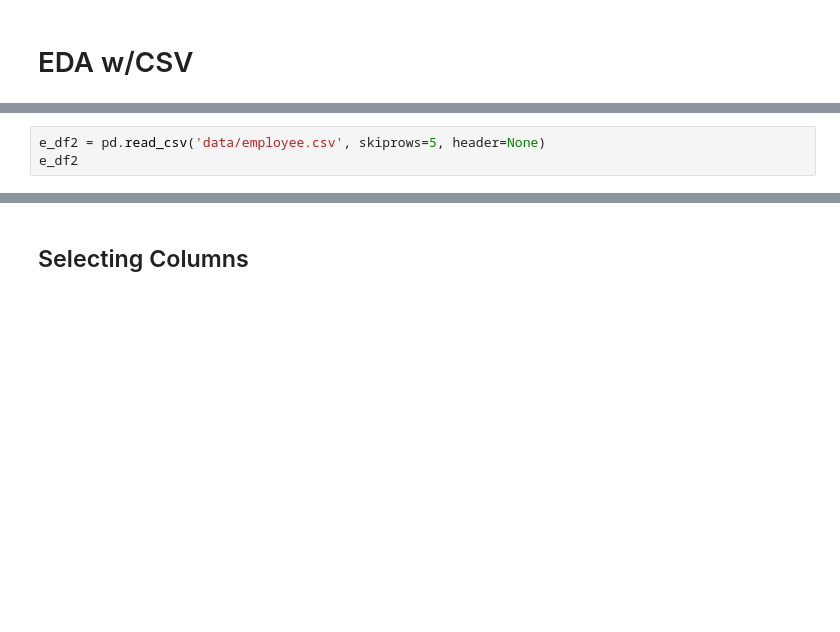
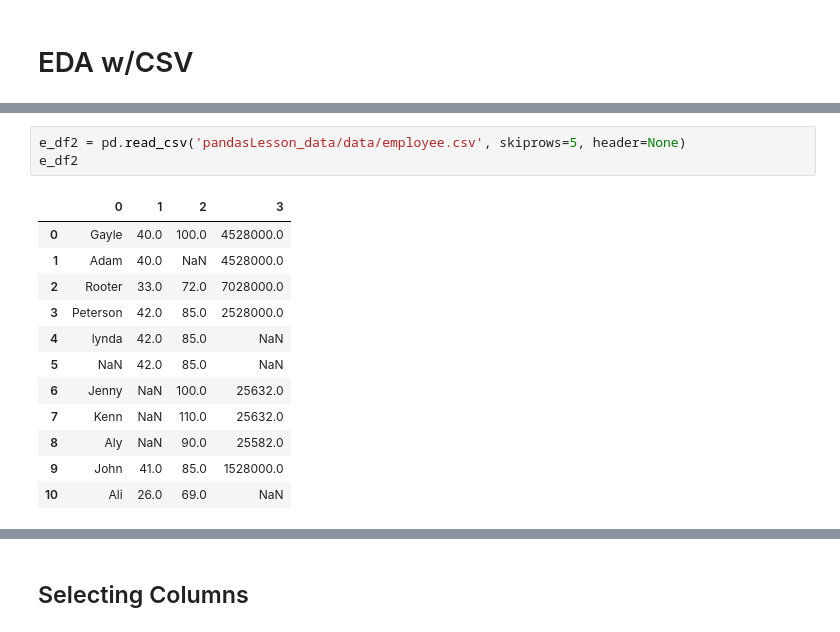
Before and after one commit to naiilaahh/pandas_101, a Jupyter notebook: notes.ipynb, the cells around one changed output, grey strips where cells are left out. Saved outputs shown, nothing was run; the diff lists cells and outputs as text; blank space fills up the shorter version.

```diff
--- a/notes.ipynb
+++ b/notes.ipynb
@@ -242,6 +367,19 @@ print(rows, cols)
 # %%
-e_df2 = pd.read_csv('data/employee.csv', skiprows=5, header=None)
+e_df2 = pd.read_csv('pandasLesson_data/data/employee.csv', skiprows=5, header=None)
 e_df2
+# %% [output]
+|  | 0 | 1 | 2 | 3 |
+| 0 | Gayle | 40.0 | 100.0 | 4528000.0 |
+| 1 | Adam | 40.0 | NaN | 4528000.0 |
+| 2 | Rooter | 33.0 | 72.0 | 7028000.0 |
+| 3 | Peterson | 42.0 | 85.0 | 2528000.0 |
+| 4 | lynda | 42.0 | 85.0 | NaN |
+| 5 | NaN | 42.0 | 85.0 | NaN |
+| 6 | Jenny | NaN | 100.0 | 25632.0 |
+| 7 | Kenn | NaN | 110.0 | 25632.0 |
+| 8 | Aly | NaN | 90.0 | 25582.0 |
+| 9 | John | 41.0 | 85.0 | 1528000.0 |
+| 10 | Ali | 26.0 | 69.0 | NaN |
 # %%
 # Get only specific columns from CSV
 # e_df3 = pd.read_csv('data/employee.csv', usecols=['Name', 'Salary'])  # based on labels
```
Also changed, not shown: parts of 75 cells of this notebook.
